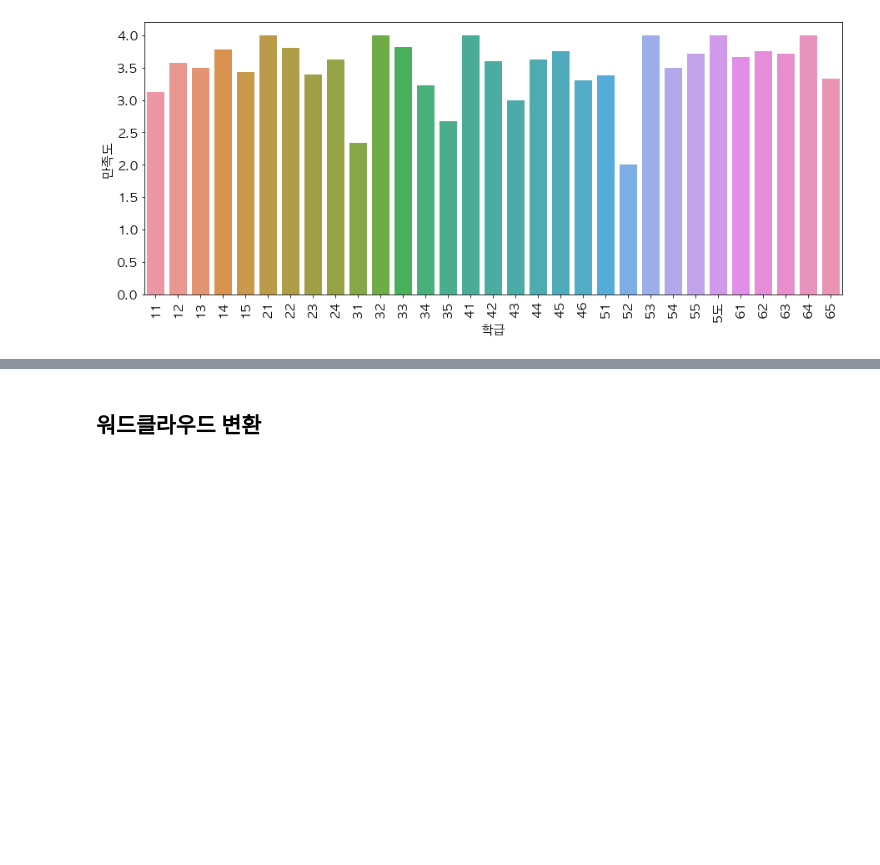
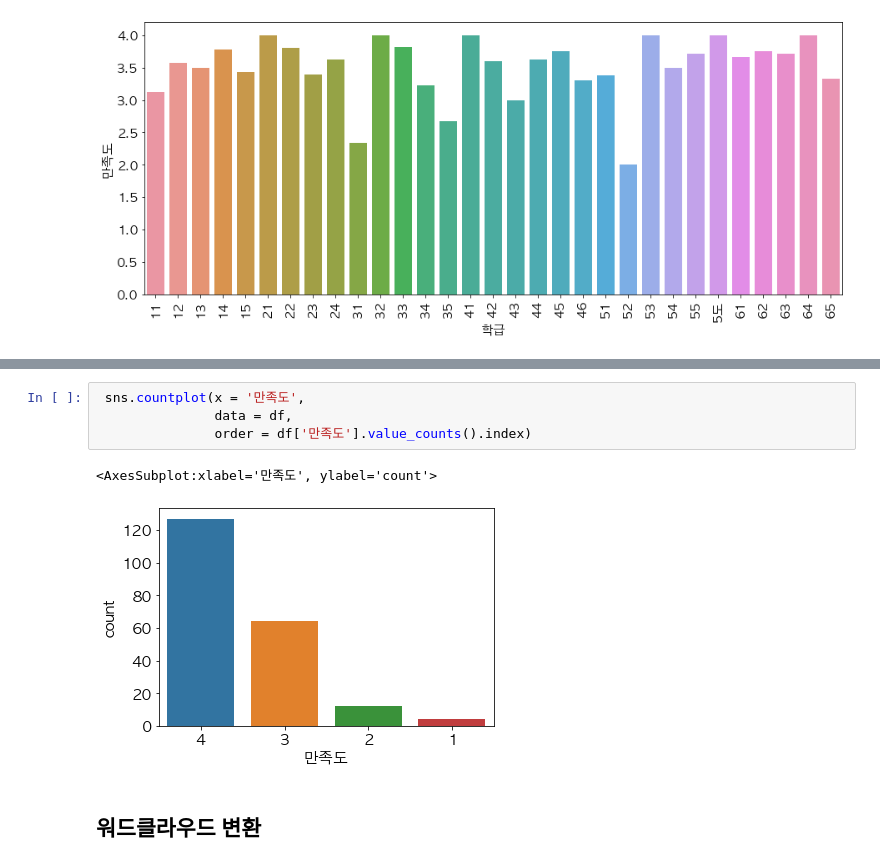
Before and after one commit to 951237/streamlit_dashboard_poll_parents, a Jupyter notebook: codingNotebook.ipynb, the cells around one changed output, grey strips where cells are left out. Drawn from its saved outputs; the diff is of its cells as text; blank space fills up the shorter version.

```diff
--- a/codingNotebook.ipynb
+++ b/codingNotebook.ipynb
@@ -128,3 +140,10 @@ df.groupby(["학년",'반']).size().reset_index(name="응답수")
+# %%
+ sns.countplot(x = '만족도',
+               data = df,
+               order = df['만족도'].value_counts().index)
+# %% [output]
+<AxesSubplot:xlabel='만족도', ylabel='count'>
+[figure, added]
 # %% [markdown]
 ## 워드클라우드 변환
 # %%
```
Also changed, not shown: parts of 11 cells of this notebook, 2 other files.
